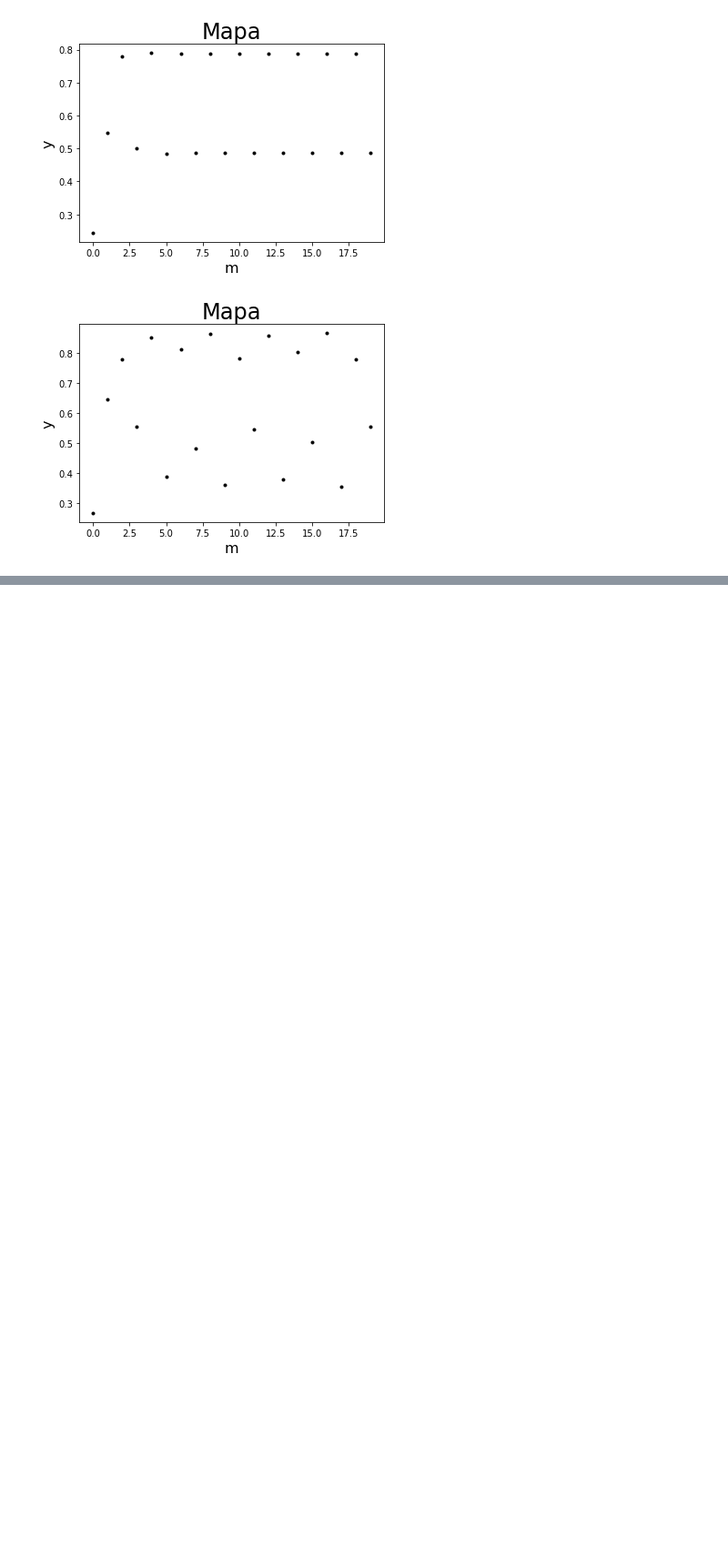
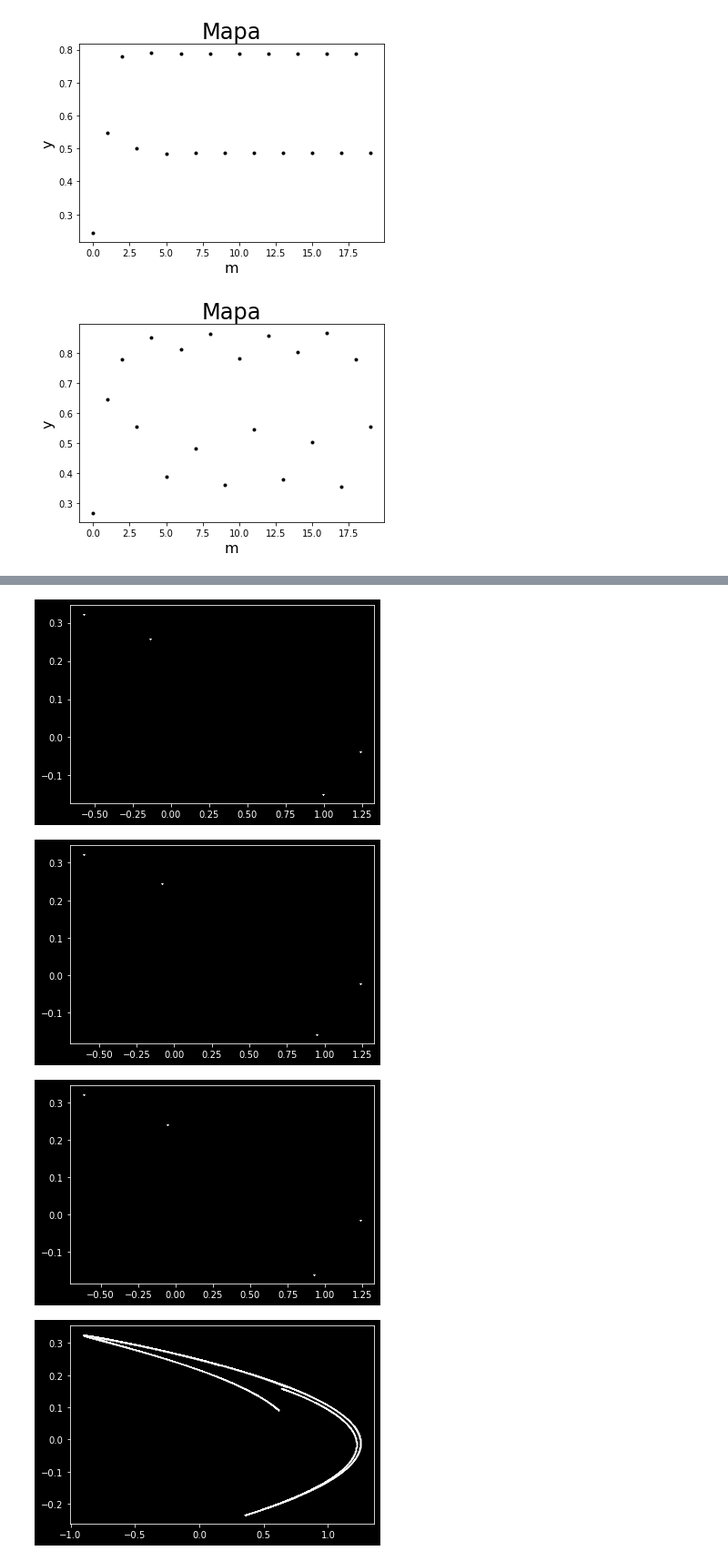
Before and after one commit to lgpcarames/mlnotes, a Jupyter notebook: Notas_Portugues/Python_Files/Python_/Scientific_Computation/projeto_elinei.ipynb, the cells around one changed output, grey strips where cells are left out. Shown at 91% size. Cells and saved outputs as stored; diff of their text form; code cells hidden in the pictures; blank space fills up the shorter version.

```diff
--- a/Notas_Portugues/Python_Files/Python_/Scientific_Computation/projeto_elinei.ipynb
+++ b/Notas_Portugues/Python_Files/Python_/Scientific_Computation/projeto_elinei.ipynb
@@ -212,0 +228,39 @@ x, y
+# %%
+def henon_map(x, y, a, b = 0.26):
+    x1 = 1 - a * x ** 2 + y
+    y1 = b*x
+
+    return x1, y1
+# %%
+plt.style.use('dark_background')
+# %%
+# Para a=1.0
+
+
+range_run = 4*10500
+X = np.zeros(range_run + 1)
+Y = np.zeros(range_run + 1)
+
+
+a_values = [1.0, 1.0293, 1.045, 1.2]
+for a in a_values:
+    x = 0
+    y = 0
+    for i in range(range_run):
+        x, y = henon_map(X[i], Y[i], a)
+        X[i+1] = x
+        Y[i+1] = y
+
+    # cut_interval = 500 + range_to_start
+
+    # X = X[cut_interval:]
+    # Y = Y[cut_interval:]
+
+    # range_to_start += range_run
+    plt.plot(X[500:], Y[500:], '^', color='white', alpha=0.8, markersize=0.3)
+    plt.show()
+# %% [output]
+[figure, added]
+[figure, added]
+[figure, added]
+[figure, added]
```
Also changed, not shown: parts of 18 cells of this notebook, 3 other files.
